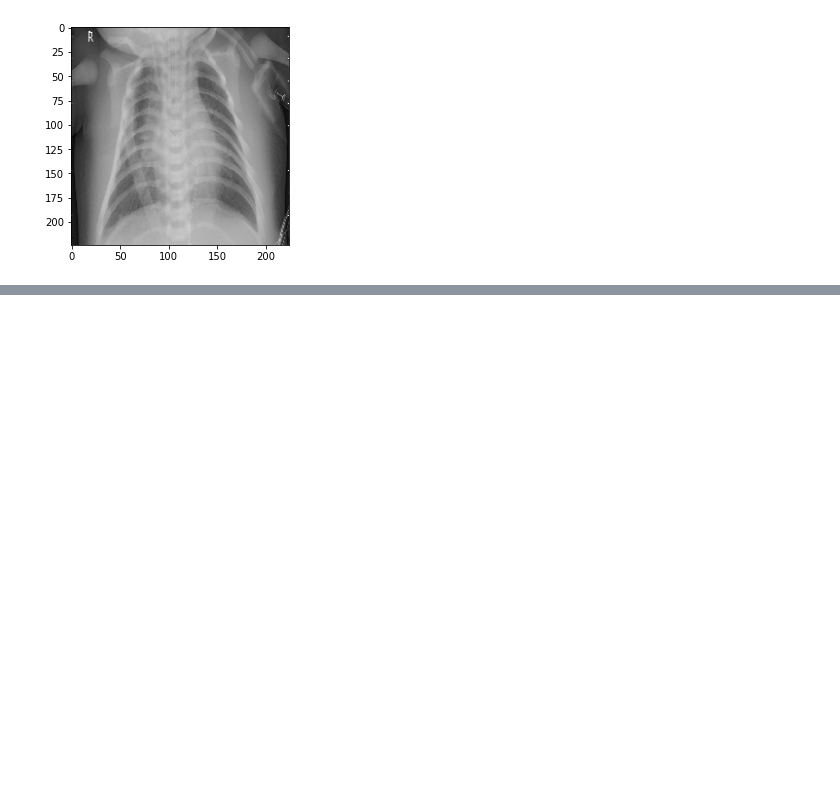
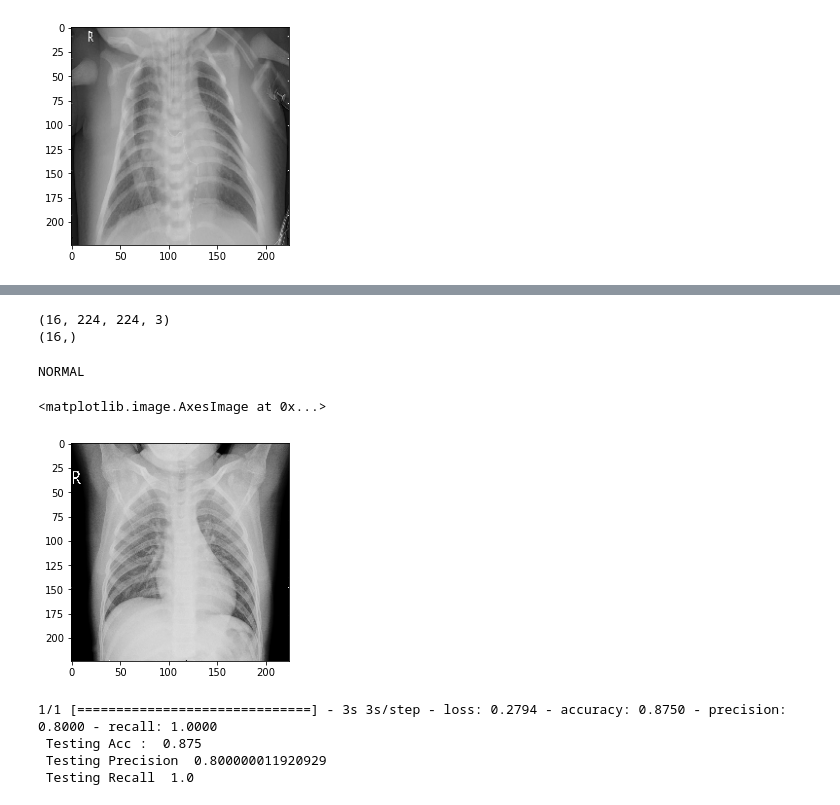
Before and after one commit to MarioGar25/Detecting_Pneumonia_from_Chest_X-rays, a Jupyter notebook: Detecting_Pneumonia_from_Chest_X-rays.ipynb, the cells around one changed output, grey strips where cells are left out. Saved outputs shown, nothing was run; the diff lists cells and outputs as text; code cells hidden in the pictures; blank space fills up the shorter version.

```diff
--- a/Detecting_Pneumonia_from_Chest_X-rays.ipynb
+++ b/Detecting_Pneumonia_from_Chest_X-rays.ipynb
@@ -145,0 +171,44 @@ loaded_model = tf.keras.models.load_model("xray_chest_model")
+# %%
+test_image_path = list(map(lambda x: str(x), list(test_path.glob("*/*"))))
+test_labels = list(map(lambda x: get_labels(x), test_image_path))
+
+test_image_paths = tf.convert_to_tensor(test_image_path)
+test_labels = tf.convert_to_tensor(test_labels)
+
+def decode_image(image , label):
+    image = tf.io.read_file(image)
+    image = tf.io.decode_jpeg(image , channels = 3)
+    image = tf.image.resize(image , [224 , 224] , method="nearest")
+    return image , label
+
+test_dataset = (
+     tf.data.Dataset
+    .from_tensor_slices((test_image_paths, test_labels))
+    .map(decode_image)
+    .batch(32)
+)
+# %%
+image , label = next(iter(test_dataset))
+print(image.shape)
+print(label.shape)
+# %% [output]
+(16, 224, 224, 3)
+(16,)
+# %%
+print(invested_labels[label[0].numpy()])
+plt.imshow(image[0].numpy().reshape(224 , 224 , 3))
+# %% [output]
+NORMAL
+<matplotlib.image.AxesImage at 0x...>
+[figure, added]
+# %%
+loss, acc, prec, rec = loaded_model.evaluate(test_dataset)
+
+print(" Testing Acc : " , acc)
+print(" Testing Precision " , prec)
+print(" Testing Recall " , rec)
+# %% [output]
+1/1 [==============================] - 3s 3s/step - loss: 0.2794 - accuracy: 0.8750 - precision: 0.8000 - recall: 1.0000
+ Testing Acc :  0.875
+ Testing Precision  0.800000011920929
+ Testing Recall  1.0
```
Also changed, not shown: parts of 11 cells of this notebook.
